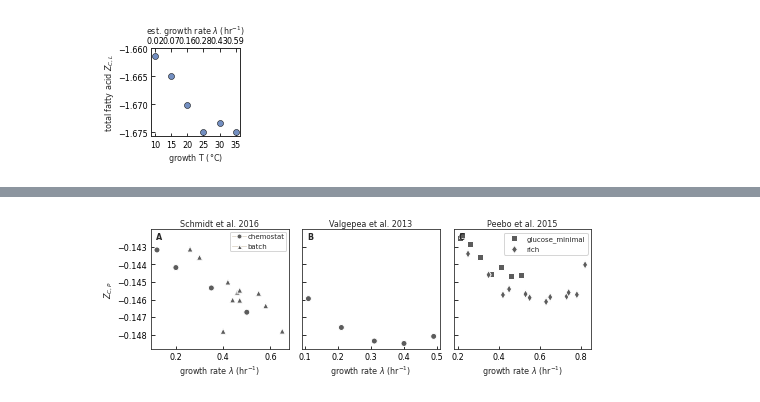
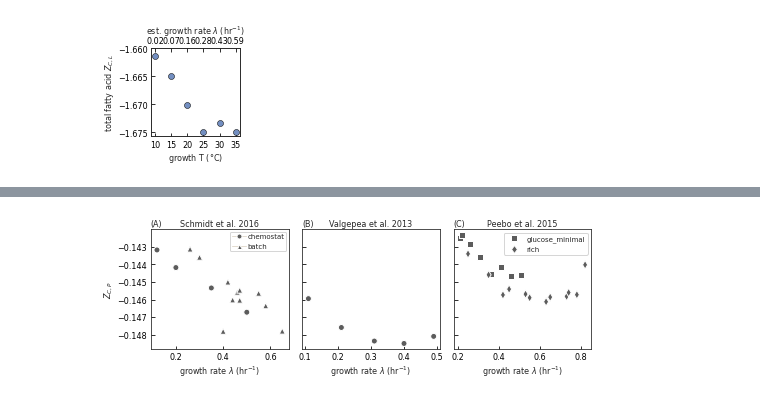
Before and after one commit to flamholz/redox-proteome, a Jupyter notebook: notebooks/Fig7.ipynb, the cells around one changed output, grey strips where cells are left out. Saved outputs shown, nothing was run; the diff lists cells and outputs as text; code cells hidden in the pictures.

```diff
--- a/notebooks/Fig7.ipynb
+++ b/notebooks/Fig7.ipynb
@@ -376,8 +364,7 @@ for i, org in enumerate(order):
 panel_labels = 'ABCDEF'
 for label, ax in zip('ABCDEF', flat_axs):
     plt.sca(ax)
-    plt.text(0.03, 0.99, label, transform=plt.gca().transAxes,
-             fontweight='bold', fontsize=8, va='top')
+    plt.title('({0})'.format(label), loc='left', fontsize=8)
 
 plt.sca(axs[0,0])
 plt.ylabel('count - uniform sampling')
@@ -421,33 +408,32 @@ legend_elements = [Line2D([0], [0], marker='o', color=AX_FACECOLOR, label='chemo
 plt.gca().legend(handles=legend_elements, loc=1,
                  handletextpad=0.2, borderaxespad=0.3, borderpad=0.3)
 plt.title('Schmidt et al. 2016')
 plt.xlabel('growth rate $\lambda$ (hr$^{-1}$)')
 plt.ylabel('$Z_{C,P}$')
 
 plt.sca(axs[1])
 # Plot the data -- valgepea
 sns.scatterplot(data=coli_valgepea, x='growth_rate_hr', y='proteome_NOSC',
                 style='dataset', markers='o', edgecolor='w', color=greys[-2], linewidth=1,
                 legend=False)
 plt.title('Valgepea et al. 2013')
 plt.xlabel('growth rate $\lambda$ (hr$^{-1}$)')
 
 plt.sca(axs[2])
 # Plot the data -- peebo
 sns.scatterplot(data=coli_peebo, x='growth_rate_hr', y='proteome_NOSC',
                 style='condition', markers='sd', edgecolor='w', color=greys[-2], linewidth=1)
 plt.title('Peebo et al. 2015')
 plt.xlabel('growth rate $\lambda$ (hr$^{-1}$)')
 plt.legend(loc=1, framealpha=0.8, title='')
 
 panel_labels = 'ABC'
 for label, ax in zip(panel_labels, flat_axs):
     plt.sca(ax)
-    plt.text(0.04, 0.98, label, transform=plt.gca().transAxes,
-             fontweight='bold', fontsize=8, va='top')
+    plt.title('({0})'.format(label), loc='left', fontsize=8)
 
 plt.tight_layout()
 plt.savefig('../output/FigSX_coli_proteome_NOSC_datasets.png', facecolor='w', dpi=300)
 plt.show()
 # %% [output]
-[figure, old version]
+[figure, new version]
```
Also changed, not shown: parts of 5 cells of this notebook, 5 other files.
